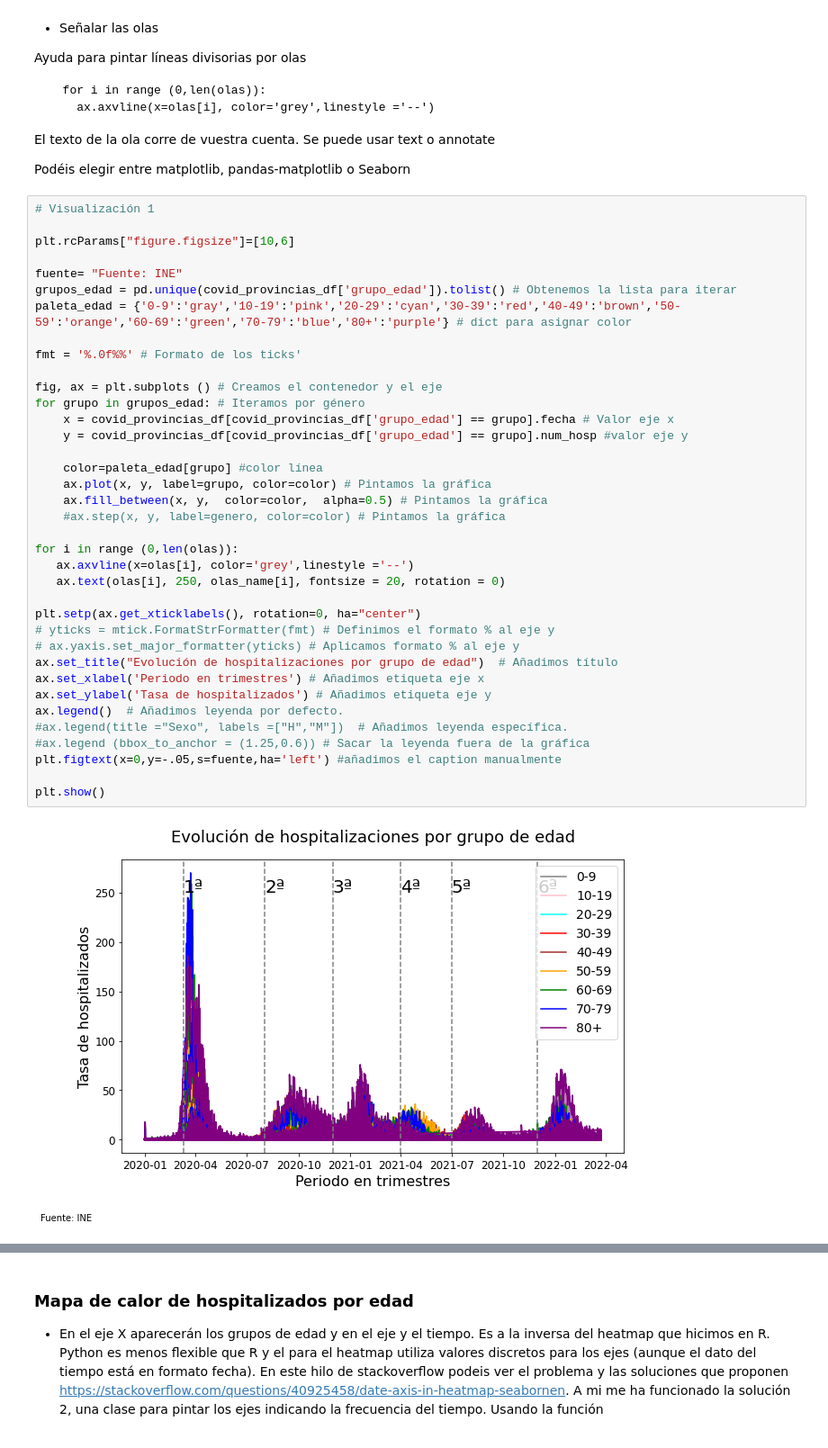
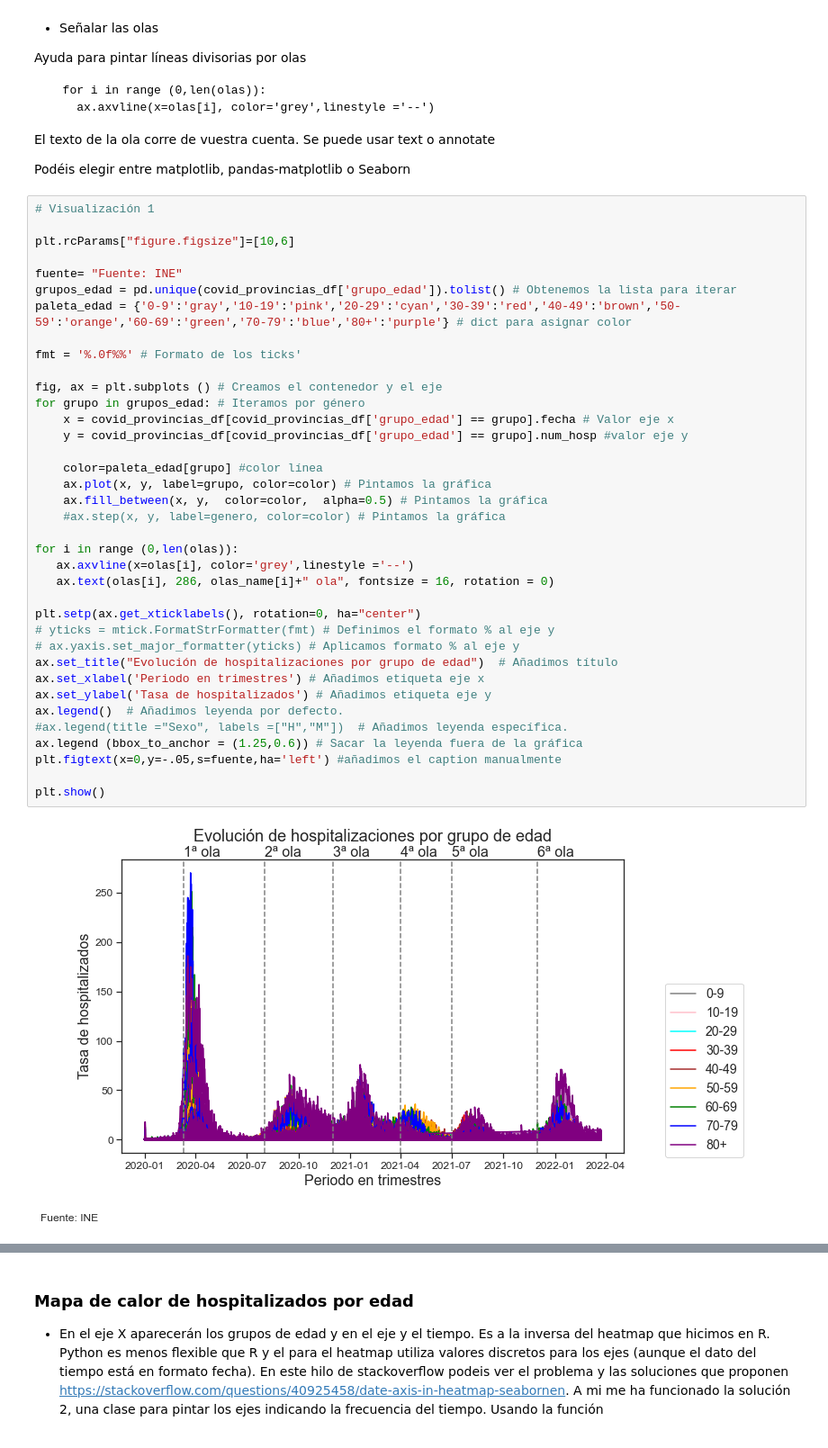
Before and after one commit to Atuneros/trabajos, a Jupyter notebook: visualizacion/INSO4Z_2021_2022_actividad_python.ipynb, the cells around one changed output, grey strips where cells are left out. Shown at 90% size. Drawn from its saved outputs; the diff is of its cells as text.

Commit message:
cambios visualizacion

```diff
--- a/visualizacion/INSO4Z_2021_2022_actividad_python.ipynb
+++ b/visualizacion/INSO4Z_2021_2022_actividad_python.ipynb
@@ -191,36 +191,36 @@ fuente= "Fuente: INE"
 grupos_edad = pd.unique(covid_provincias_df['grupo_edad']).tolist() # Obtenemos la lista para iterar
 paleta_edad = {'0-9':'gray','10-19':'pink','20-29':'cyan','30-39':'red','40-49':'brown','50-59':'orange','60-69':'green','70-79':'blue','80+':'purple'} # dict para asignar color
 
 fmt = '%.0f%%' # Formato de los ticks'
 
 fig, ax = plt.subplots () # Creamos el contenedor y el eje
 for grupo in grupos_edad: # Iteramos por género
     x = covid_provincias_df[covid_provincias_df['grupo_edad'] == grupo].fecha # Valor eje x
     y = covid_provincias_df[covid_provincias_df['grupo_edad'] == grupo].num_hosp #valor eje y
 
     color=paleta_edad[grupo] #color línea
     ax.plot(x, y, label=grupo, color=color) # Pintamos la gráfica
     ax.fill_between(x, y,  color=color,  alpha=0.5) # Pintamos la gráfica
     #ax.step(x, y, label=genero, color=color) # Pintamos la gráfica
 
 for i in range (0,len(olas)):
    ax.axvline(x=olas[i], color='grey',linestyle ='--')
-   ax.text(olas[i], 250, olas_name[i], fontsize = 20, rotation = 0)
+   ax.text(olas[i], 286, olas_name[i]+" ola", fontsize = 16, rotation = 0)
 
 plt.setp(ax.get_xticklabels(), rotation=0, ha="center")
 # yticks = mtick.FormatStrFormatter(fmt) # Definimos el formato % al eje y
 # ax.yaxis.set_major_formatter(yticks) # Aplicamos formato % al eje y
 ax.set_title("Evolución de hospitalizaciones por grupo de edad")  # Añadimos título
 ax.set_xlabel('Periodo en trimestres') # Añadimos etiqueta eje x
 ax.set_ylabel('Tasa de hospitalizados') # Añadimos etiqueta eje y
 ax.legend()  # Añadimos leyenda por defecto.
 #ax.legend(title ="Sexo", labels =["H","M"])  # Añadimos leyenda específica.
-#ax.legend (bbox_to_anchor = (1.25,0.6)) # Sacar la leyenda fuera de la gráfica
+ax.legend (bbox_to_anchor = (1.25,0.6)) # Sacar la leyenda fuera de la gráfica
 plt.figtext(x=0,y=-.05,s=fuente,ha='left') #añadimos el caption manualmente
 
 plt.show()
 # %% [output]
-[figure, old version]
+[figure, new version]
 # %%
 # Visualización 2
 
```
Also changed, not shown: parts of 8 cells of this notebook.
